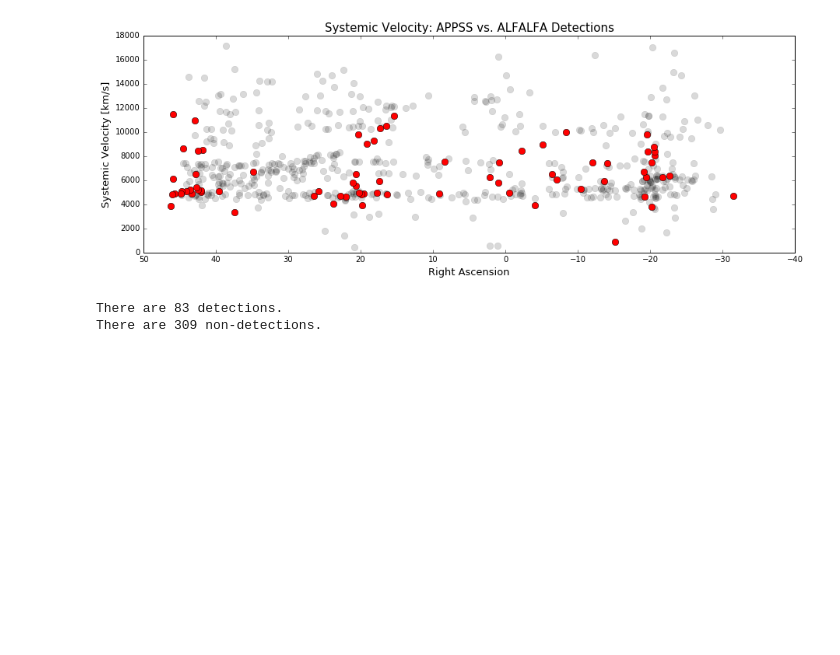
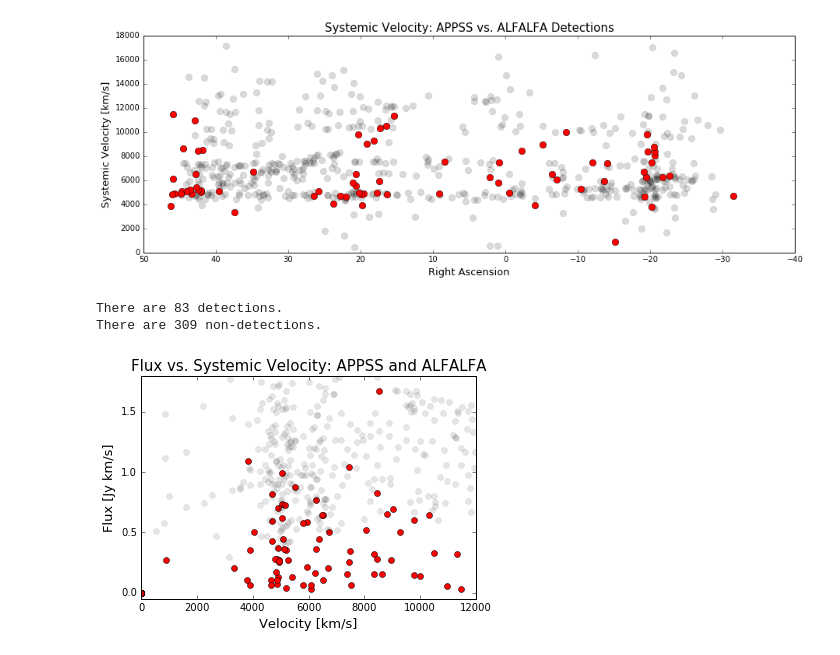
Before and after one commit to jsribaud/APPSS, a Jupyter notebook: UAT_code.ipynb, the cells around one changed output. Drawn from its saved outputs; the diff is of its cells as text; code cells hidden in the pictures; blank space fills up the shorter version.

```diff
--- a/UAT_code.ipynb
+++ b/UAT_code.ipynb
@@ -131,4 +137,37 @@ print 'There are',np.size(n), 'non-detections.'
 # %% [output]
 There are 83 detections.
 There are 309 non-detections.
+# %%
+import pylab #pylab allows you to put range on x and y axis
+
+HI = data_alf['usedecdeg']
+gooddec=(HI >= 33.5) & (HI <= 36.5)
+#print(goodHI)
+
+#my data slice flux and velocity
+#notice how I redefined the velocity
+
+
+#alfalfa data
+flux_alf=data_alf['HIflux']
+v2=data_alf['Vhelio']
+
+
+goodv2=v2[gooddec]
+goodflux=flux_alf[gooddec]
+
+#figure of the velocity vs. flux of the appss slice and the alfalfa data
+plt.figure()
+plt.plot(v1, flux_me,'ro')
+plt.plot(goodv2, goodflux,'ko', alpha=.1) #only near dec 35, 1.5
+plt.title('Flux vs. Systemic Velocity: APPSS and ALFALFA',fontsize=15)
+plt.xlabel('Velocity [km/s]',fontsize=13)
+plt.ylabel('Flux [Jy km/s]',fontsize=13)
+pylab.ylim([-.05,1.8]) #change the range on the y axis
+pylab.xlim([0,12000]) #Change the range on the x axis
+fig = plt.gcf()
+
+#fig.savefig('flux_velocity_both.pdf') #uncomment to save a pdf
+# %% [output]
+[figure, added]
 # %%
```
Also changed, not shown: parts of 11 cells of this notebook.
